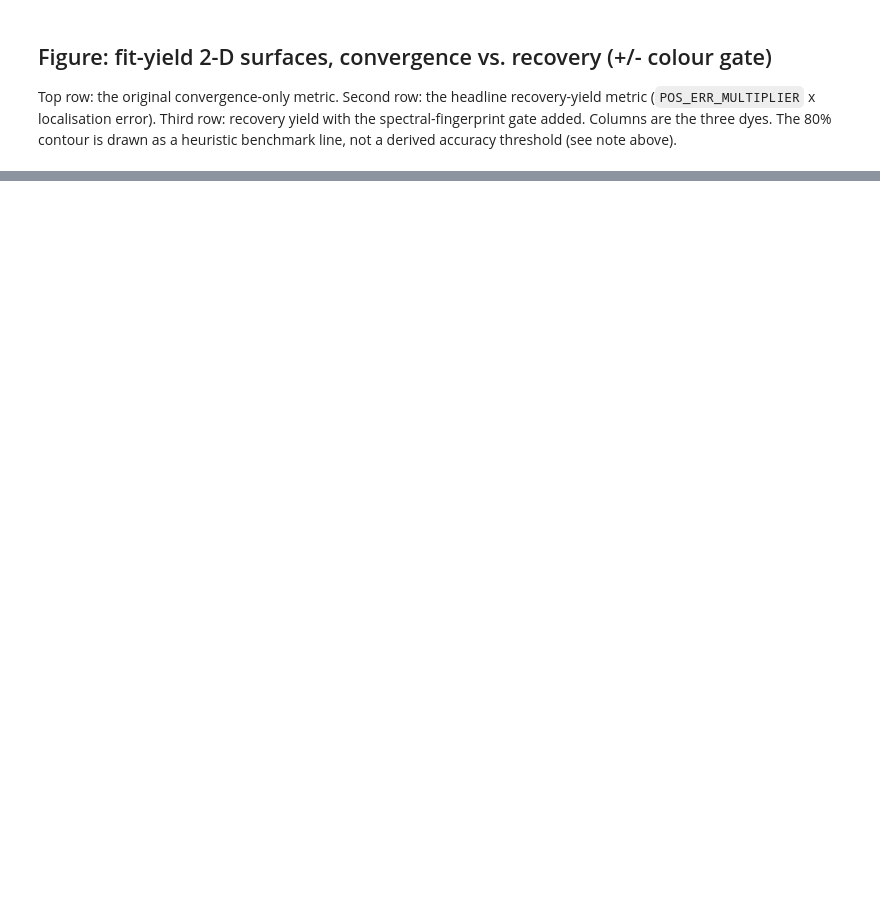
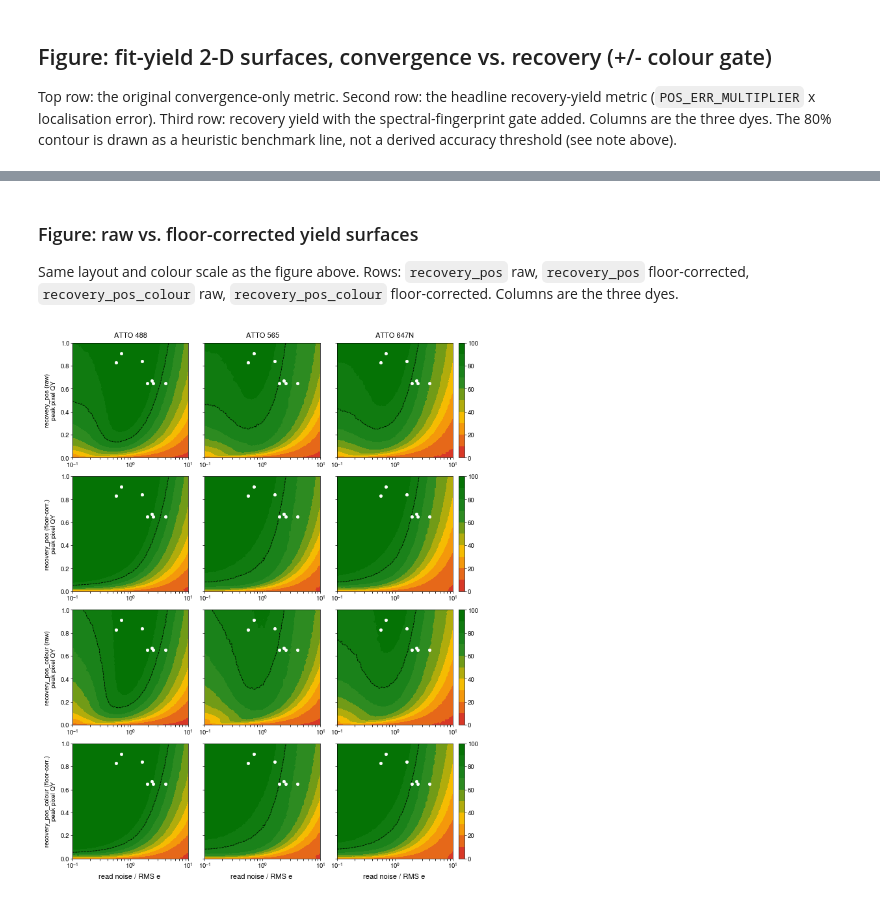
Before and after one commit to TheLeeLab/pyS3M, a Jupyter notebook: notebooks/figures/Figure_1c.ipynb, the cells around one changed output, grey strips where cells are left out. Saved outputs shown, nothing was run; the diff lists cells and outputs as text; code cells hidden in the pictures; blank space fills up the shorter version.

```diff
--- a/notebooks/figures/Figure_1c.ipynb
+++ b/notebooks/figures/Figure_1c.ipynb
@@ -347,0 +511,14 @@ plt.show()
+# %%
+for dye in dyes:
+    for kind in ['recovery_pos', 'recovery_pos_colour']:
+        raw = yield_surf[dye][kind]
+        corr = yield_surf_floorcorr[dye][kind]
+        valid = np.isfinite(raw) & np.isfinite(corr)
+        n_valid = valid.sum()
+        diff = corr[valid] - raw[valid]
+        n_flipped = int(np.sum((raw[valid] < 0.8) & (corr[valid] >= 0.8)))
+        print(
+            f"{dye:10s} {kind:22s}  mean(corr-raw)={np.nanmean(diff):+.3f}  max(corr-raw)={np.nanmax(diff):.3f}"
+            f"  corr(raw,corr)={np.corrcoef(raw[valid], corr[valid])[0, 1]:.3f}"
+            f"  cells flipped 0.8-threshold (raw<0.8 -> corr>=0.8): {n_flipped}/{n_valid}"
+        )
@@ -347,0 +532,60 @@ plt.show()
+# %% [markdown]
+### Figure: raw vs. floor-corrected yield surfaces
+
+Same layout and colour scale as the figure above. Rows: `recovery_pos` raw, `recovery_pos`
+floor-corrected, `recovery_pos_colour` raw, `recovery_pos_colour` floor-corrected. Columns are
+the three dyes.
+# %%
+row_specs = [
+    ('recovery_pos', yield_surf, 'recovery_pos (raw)'),
+    ('recovery_pos', yield_surf_floorcorr, 'recovery_pos (floor-corr.)'),
+    ('recovery_pos_colour', yield_surf, 'recovery_pos_colour (raw)'),
+    ('recovery_pos_colour', yield_surf_floorcorr, 'recovery_pos_colour (floor-corr.)'),
+]
+
+fig, axs = plotter.two_column_plot(nrows=len(row_specs), ncols=len(dyes), width=6.75, height=8.5)
+
+for row, (kind, surf, label) in enumerate(row_specs):
+    for col, dye in enumerate(dyes):
+        ax = axs[row, col]
+        data = surf[dye][kind] * 100
+        image = ax.contourf(
+            read_noise_space, peak_qy_space, data,
+            levels=fill_levels, cmap=cmap_yield, vmin=0, vmax=100, antialiased=False,
+        )
+        ax.contour(read_noise_space, peak_qy_space, data, levels=[80], colors='k', linewidths=0.6, linestyles='--')
+        ax.set_xscale('log')
+        ax.grid(False)
+        ax.set_xlim([read_noise_space[0], read_noise_space[-1]])
+        ax.set_ylim([0.0, 1])
+        ax.tick_params(labelsize=7)
+        if row == len(row_specs) - 1:
+            ax.set_xlabel('read noise / RMS e⁻', fontsize=8)
+        if col == 0:
+            ax.set_ylabel(f'{label}\npeak pixel QY', fontsize=7)
+        else:
+            ax.set_yticklabels('')
+        if row == 0:
+            ax.set_title(dye, fontsize=8)
+        if col == len(dyes) - 1:
+            cbar = plt.colorbar(image, ax=ax, pad=0.01, cmap=cmap_yield)
+            cbar.set_ticks([0, 20, 40, 60, 80, 100])
+        # SVG-only artefact: contourf bands paint no edge by default, so
+        # antialiased=False alone still leaves a thin seam between adjacent bands in
+        # vector output (invisible in matplotlib's own PNG export, but real in an SVG
+        # viewer -- confirmed by rasterising with Inkscape's renderer). Painting each
+        # band's edge in its own fill colour closes the seam; a generic
+        # `for c in ax.collections: c.set_linewidth(0.1)` also touches the 80% contour
+        # line above (it lives in ax.collections too), flattening its width --
+        # targeting `image` specifically avoids that.
+        image.set_edgecolor('face')
+        image.set_linewidth(0.3)
+        ax.scatter(
+            camera_data['RMS'], camera_data['PeakQY'],
+            s=10, lw=0.5, facecolor='white', edgecolors='white', zorder=5,
+        )
+
+plt.savefig('Fig_1c_floorcorr_comparison.svg', dpi=600, format='svg')
+plt.show()
+# %% [output]
+[figure, added]
```
Also changed, not shown: parts of 12 cells of this notebook.
